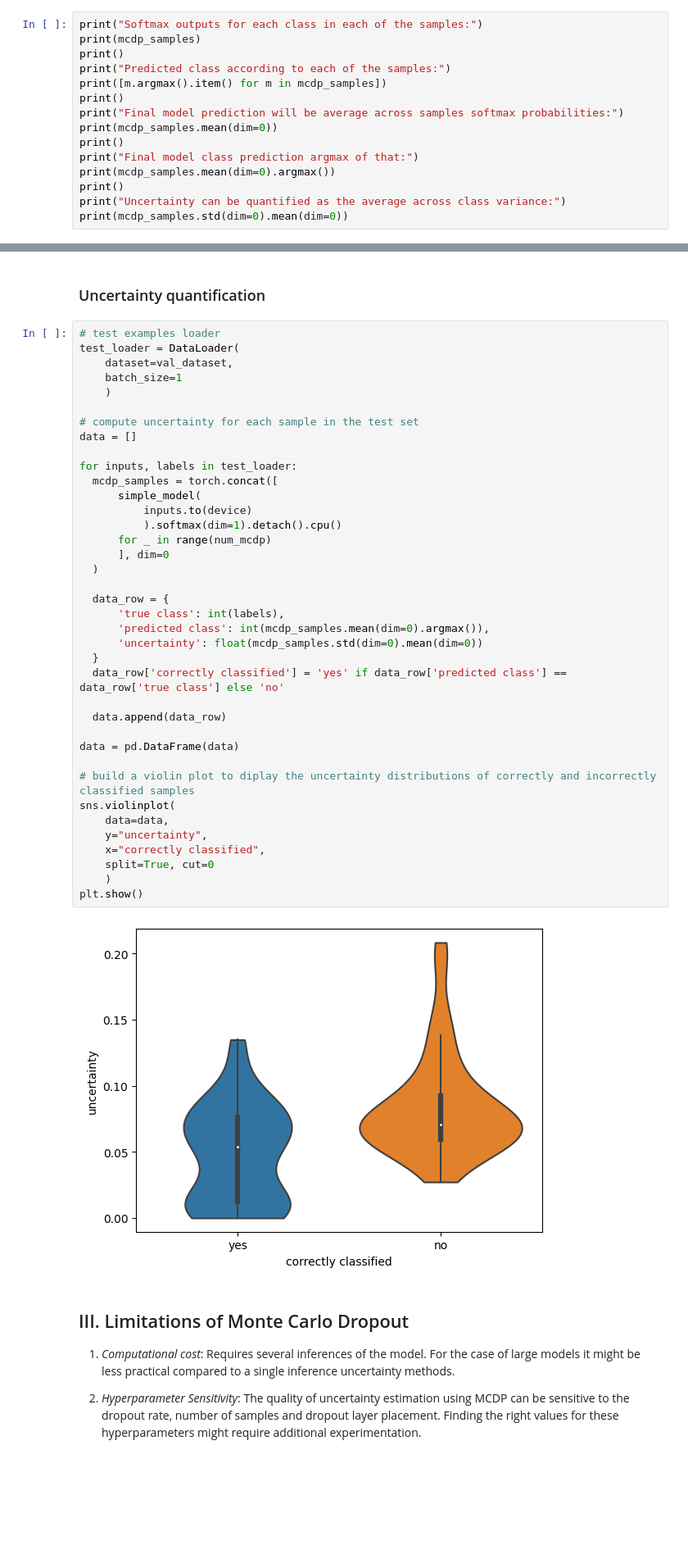
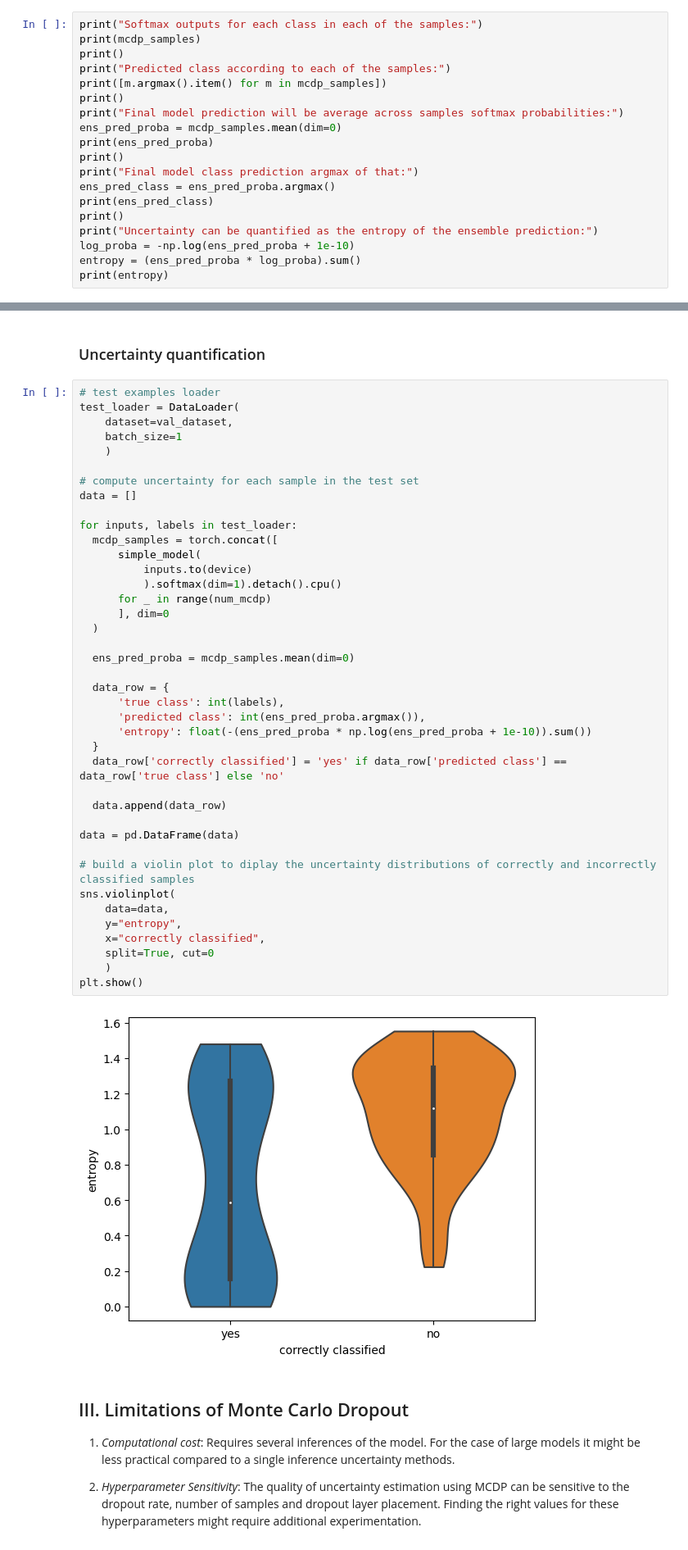
Before and after one commit to agaldran/uqinmia-miccai-2023, a Jupyter notebook: part2_uncertainty/mcdp_classification.ipynb, the cells around one changed output, grey strips where cells are left out. Shown at 82% size. Cells and saved outputs as stored; diff of their text form; blank space fills up the shorter version.

Commit message:
entropy

```diff
--- a/part2_uncertainty/mcdp_classification.ipynb
+++ b/part2_uncertainty/mcdp_classification.ipynb
@@ -340,12 +355,16 @@ print("Predicted class according to each of the samples:")
 print([m.argmax().item() for m in mcdp_samples])
 print()
 print("Final model prediction will be average across samples softmax probabilities:")
-print(mcdp_samples.mean(dim=0))
+ens_pred_proba = mcdp_samples.mean(dim=0)
+print(ens_pred_proba)
 print()
 print("Final model class prediction argmax of that:")
-print(mcdp_samples.mean(dim=0).argmax())
+ens_pred_class = ens_pred_proba.argmax()
+print(ens_pred_class)
 print()
-print("Uncertainty can be quantified as the average across class variance:")
-print(mcdp_samples.std(dim=0).mean(dim=0))
+print("Uncertainty can be quantified as the entropy of the ensemble prediction:")
+log_proba = -np.log(ens_pred_proba + 1e-10)
+entropy = (ens_pred_proba * log_proba).sum()
+print(entropy)
 # %% [output]
 Softmax outputs for each class in each of the samples:
@@ -376,37 +395,39 @@ test_loader = DataLoader(
 
 # compute uncertainty for each sample in the test set
 data = []
 
 for inputs, labels in test_loader:
   mcdp_samples = torch.concat([
       simple_model(
           inputs.to(device)
           ).softmax(dim=1).detach().cpu()
       for _ in range(num_mcdp)
       ], dim=0
   )
 
+  ens_pred_proba = mcdp_samples.mean(dim=0)
+
   data_row = {
       'true class': int(labels),
-      'predicted class': int(mcdp_samples.mean(dim=0).argmax()),
-      'uncertainty': float(mcdp_samples.std(dim=0).mean(dim=0))
+      'predicted class': int(ens_pred_proba.argmax()),
+      'entropy': float(-(ens_pred_proba * np.log(ens_pred_proba + 1e-10)).sum())
   }
   data_row['correctly classified'] = 'yes' if data_row['predicted class'] == data_row['true class'] else 'no'
 
   data.append(data_row)
 
 data = pd.DataFrame(data)
 
 # build a violin plot to diplay the uncertainty distributions of correctly and incorrectly classified samples
 sns.violinplot(
     data=data,
-    y="uncertainty",
+    y="entropy",
     x="correctly classified",
     split=True, cut=0
     )
 plt.show()
 # %% [output]
-[figure, old version]
+[figure, new version]
 # %% [markdown]
 ## III. Limitations of Monte Carlo Dropout
 
```
Also changed, not shown: parts of 6 cells of this notebook.
